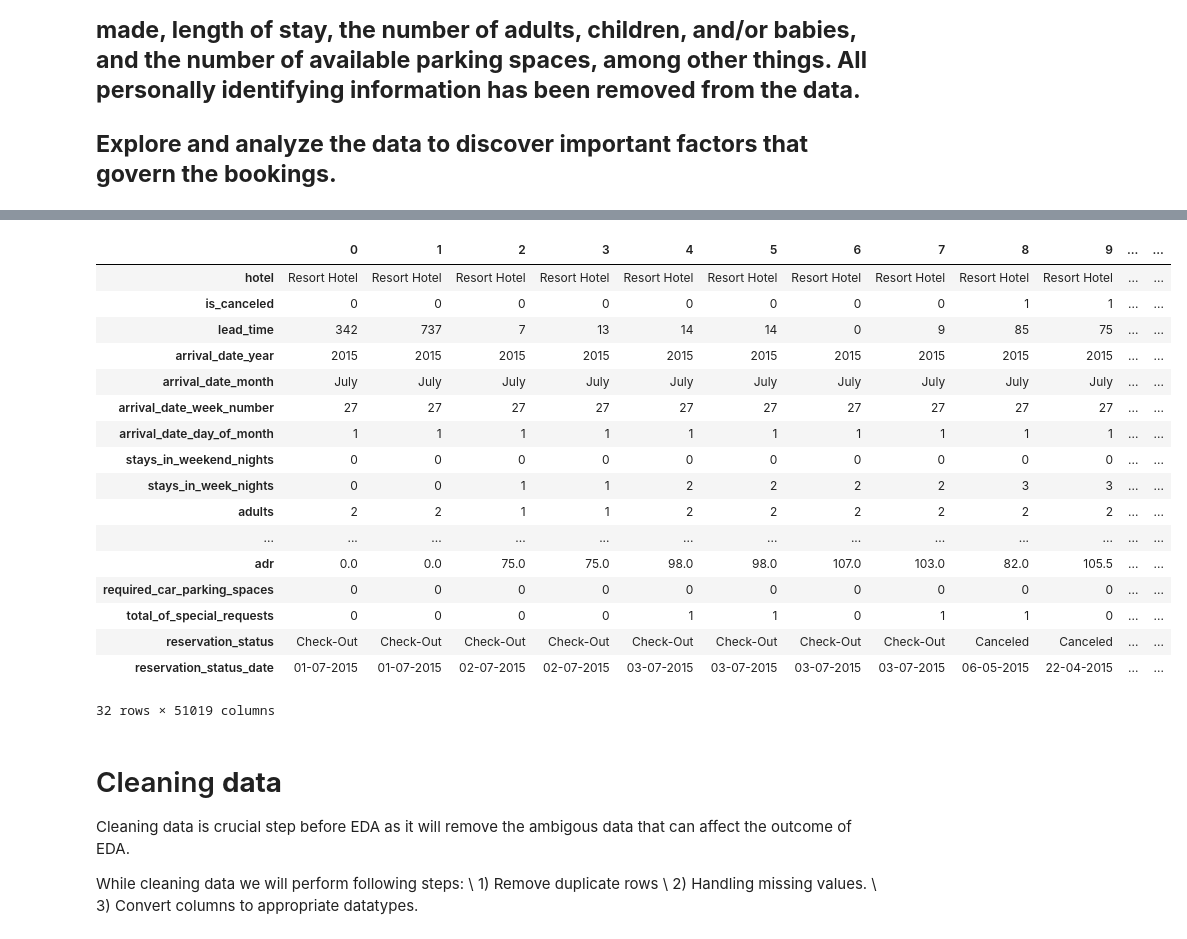
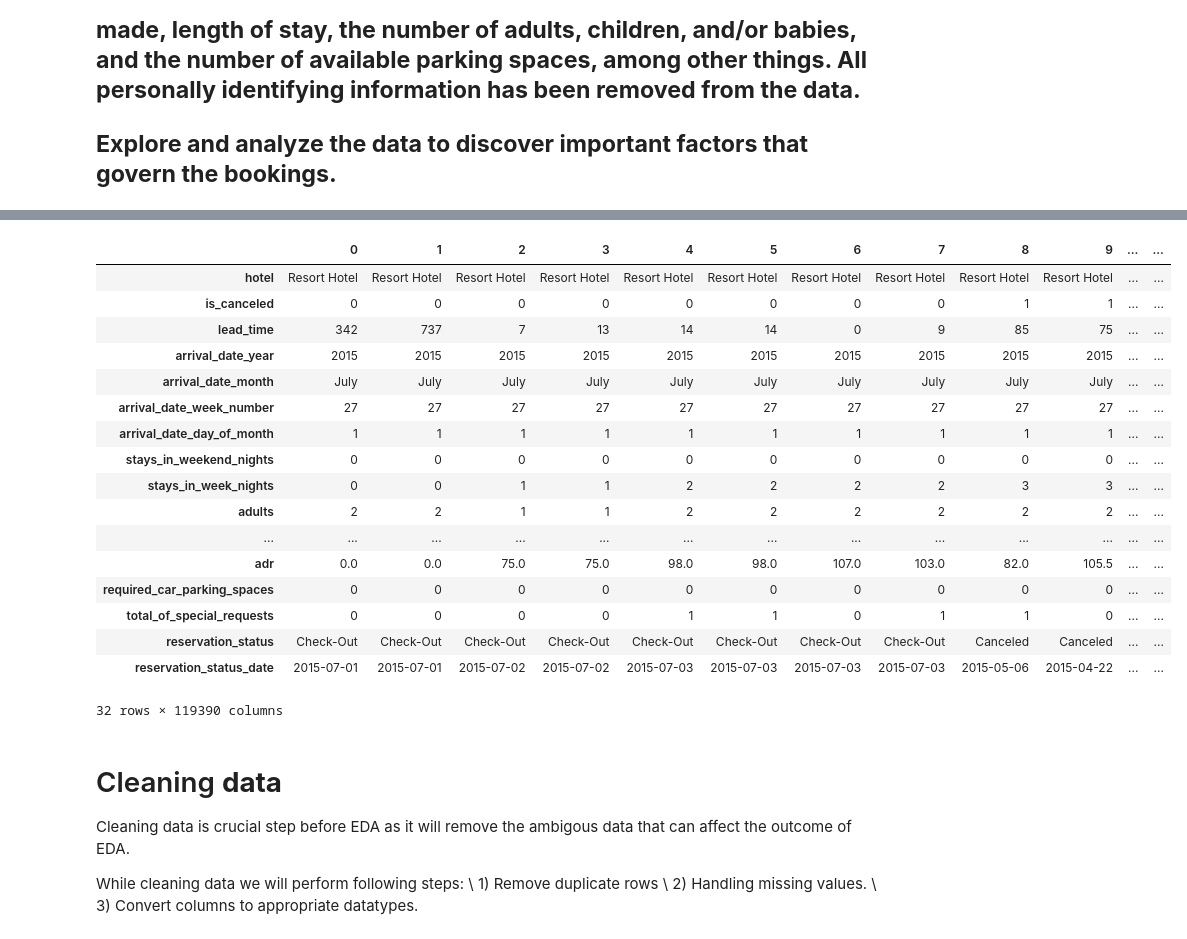
Before and after one commit to ChinmayRojatkar/EDA-Capstone-Hotel-Booking-Analysis, a Jupyter notebook: Hotel_Booking_Analysis_Capstone_Project.ipynb, the cells around one changed output, grey strips where cells are left out. Saved outputs shown, nothing was run; the diff lists cells and outputs as text; code cells hidden in the pictures.

```diff
--- a/Hotel_Booking_Analysis_Capstone_Project.ipynb
+++ b/Hotel_Booking_Analysis_Capstone_Project.ipynb
@@ -20,25 +20,25 @@ Mounted at /content/drive
 # %%
-booking=pd.read_csv("/content/Hotel Bookings (13).csv")
+booking=pd.read_csv("/content/Hotel Bookings (2).csv")
 booking.T
 # %% [output]
 |  | 0 | 1 | 2 | 3 | 4 | 5 | 6 | 7 | 8 | 9 | ... | ... |
 | hotel | Resort Hotel | Resort Hotel | Resort Hotel | Resort Hotel | Resort Hotel | Resort Hotel | Resort Hotel | Resort Hotel | Resort Hotel | Resort Hotel | ... | ... |
 | is_canceled | 0 | 0 | 0 | 0 | 0 | 0 | 0 | 0 | 1 | 1 | ... | ... |
 | lead_time | 342 | 737 | 7 | 13 | 14 | 14 | 0 | 9 | 85 | 75 | ... | ... |
 | arrival_date_year | 2015 | 2015 | 2015 | 2015 | 2015 | 2015 | 2015 | 2015 | 2015 | 2015 | ... | ... |
 | arrival_date_month | July | July | July | July | July | July | July | July | July | July | ... | ... |
 | arrival_date_week_number | 27 | 27 | 27 | 27 | 27 | 27 | 27 | 27 | 27 | 27 | ... | ... |
 | arrival_date_day_of_month | 1 | 1 | 1 | 1 | 1 | 1 | 1 | 1 | 1 | 1 | ... | ... |
 | stays_in_weekend_nights | 0 | 0 | 0 | 0 | 0 | 0 | 0 | 0 | 0 | 0 | ... | ... |
 | stays_in_week_nights | 0 | 0 | 1 | 1 | 2 | 2 | 2 | 2 | 3 | 3 | ... | ... |
 | adults | 2 | 2 | 1 | 1 | 2 | 2 | 2 | 2 | 2 | 2 | ... | ... |
 | ... | ... | ... | ... | ... | ... | ... | ... | ... | ... | ... | ... | ... |
 | adr | 0.0 | 0.0 | 75.0 | 75.0 | 98.0 | 98.0 | 107.0 | 103.0 | 82.0 | 105.5 | ... | ... |
 | required_car_parking_spaces | 0 | 0 | 0 | 0 | 0 | 0 | 0 | 0 | 0 | 0 | ... | ... |
 | total_of_special_requests | 0 | 0 | 0 | 0 | 1 | 1 | 0 | 1 | 1 | 0 | ... | ... |
 | reservation_status | Check-Out | Check-Out | Check-Out | Check-Out | Check-Out | Check-Out | Check-Out | Check-Out | Canceled | Canceled | ... | ... |
-| reservation_status_date | 01-07-2015 | 01-07-2015 | 02-07-2015 | 02-07-2015 | 03-07-2015 | 03-07-2015 | 03-07-2015 | 03-07-2015 | 06-05-2015 | 22-04-2015 | ... | ... |
+| reservation_status_date | 2015-07-01 | 2015-07-01 | 2015-07-02 | 2015-07-02 | 2015-07-03 | 2015-07-03 | 2015-07-03 | 2015-07-03 | 2015-05-06 | 2015-04-22 | ... | ... |
-32 rows × 51019 columns
+32 rows × 119390 columns
 # %% [markdown]
 # Cleaning **data**
 Cleaning data is crucial step before EDA as it will remove the ambigous data that can affect the outcome of EDA.
```
Also changed, not shown: parts of 8 cells of this notebook.
